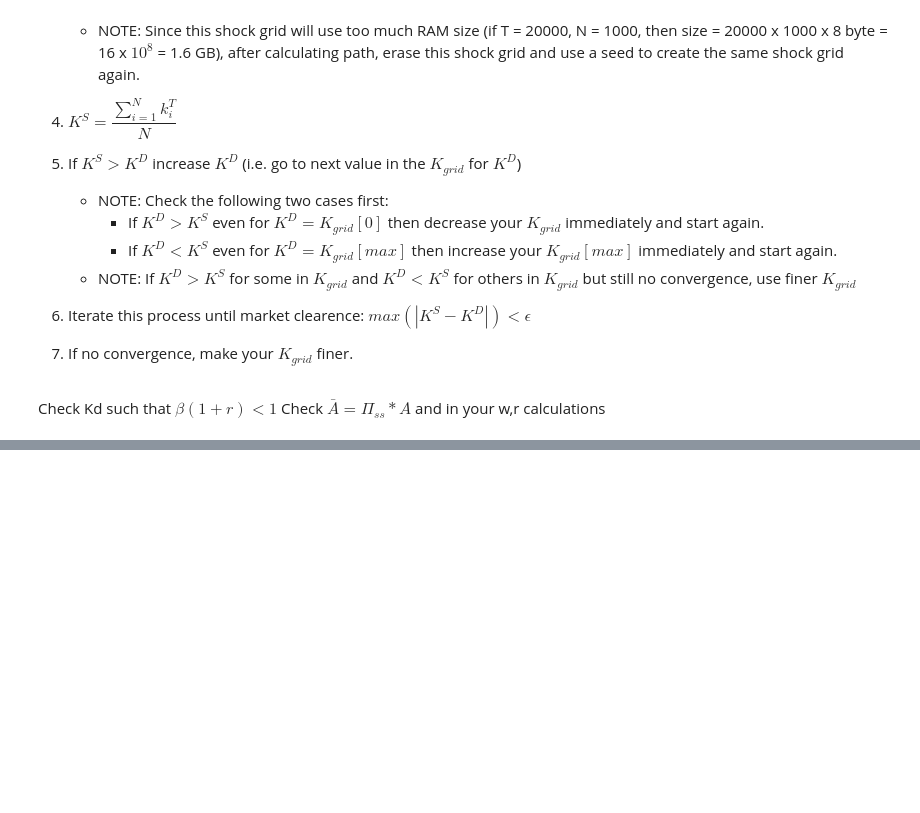
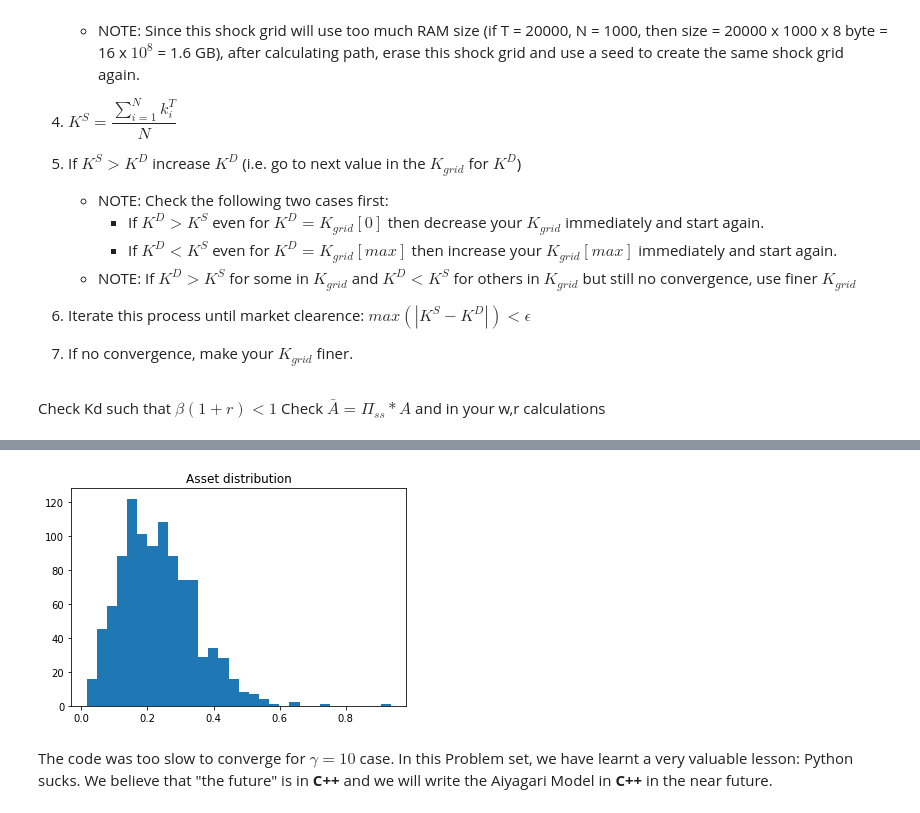
Before and after one commit to hamecetin/Quantitative_Methods_2, a Jupyter notebook: PS5/Cetin_Belmudes_ECON8185_PS5.ipynb, the cells around one changed output, grey strips where cells are left out. Saved outputs shown, nothing was run; the diff lists cells and outputs as text; code cells hidden in the pictures; blank space fills up the shorter version.

```diff
--- a/PS5/Cetin_Belmudes_ECON8185_PS5.ipynb
+++ b/PS5/Cetin_Belmudes_ECON8185_PS5.ipynb
@@ -592,0 +190,24 @@ Income_sim[3,5]
+# %%
+def simulation(Model, h, seed=1234):
+    np.random.seed(seed)
+    # Shock simulations for N agents in T periods
+    Income_sim = np.random.choice(np.arange(0, Model.n_l), size = (Model.N,Model.T), p = Model.π)
+
+    A, N, T, n_l, n_a = Model.A, Model.N, Model.T, Model.n_l, Model.n_a
+
+    K_sim = np.zeros((N,T+1))
+    K_sim[:,0] = A[-1]/2
+
+    lin_interpolations = []
+    for i in range(n_l):
+        lin_interpolations.append(interp1d(A, h[i,:]))
+
+    for n in range(N):
+        for t in range(T):
+            #Given income shock find the policy simulation
+            K_sim[n,t+1] = lin_interpolations[Income_sim[n,t]](K_sim[n,t])
+
+    # Capital Supply
+    Ks = np.sum(K_sim[:,-1])/N
+
+    return Income_sim, K_sim, Ks
@@ -592,0 +274,2 @@ Income_sim[3,5]
+# %%
+income_sim, k_sim, ks = simulation(Model=Aiyagari_Model, h = h)
@@ -592,0 +280,6 @@ Income_sim[3,5]
+# %%
+plt.hist(k_sim[:,-1], bins=30)
+plt.title("Asset distribution")
+plt.show()
+# %% [output]
+[figure, added]
@@ -592,0 +288,2 @@ Income_sim[3,5]
+# %% [markdown]
+The code was too slow to converge for $\gamma = 10$ case. In this Problem set, we have learnt a very valuable lesson: Python sucks. We believe that "the future" is in **C++** and we will write the Aiyagari Model in **C++** in the near future.
```
Also changed, not shown: parts of 38 cells of this notebook, 1 other file.
